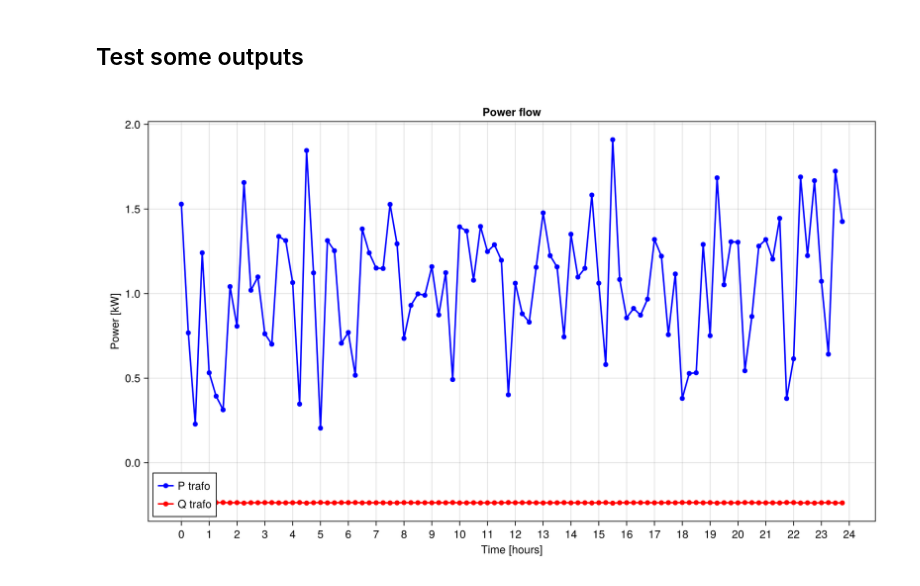
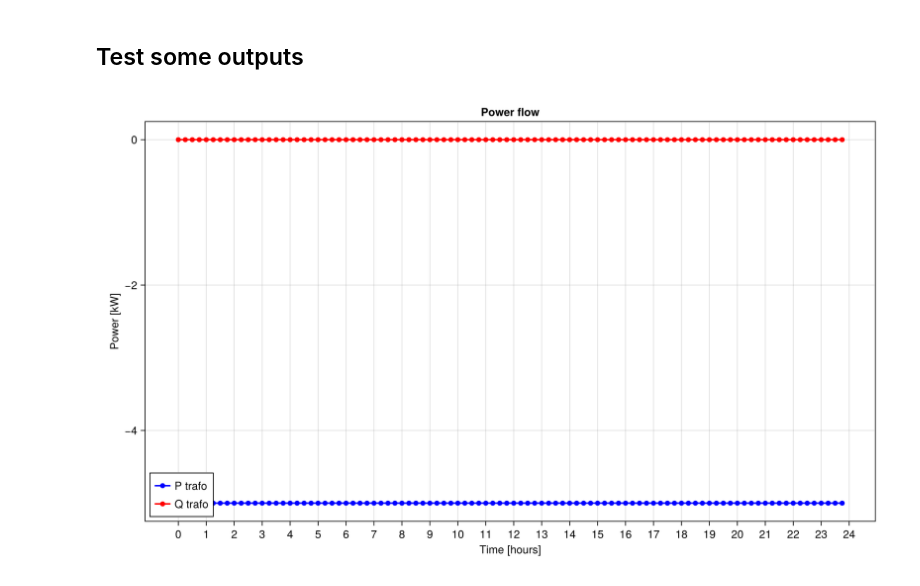
Before and after one commit to XinLiTue/Congestion-Management-based-on-Thermal-Comfort, a Jupyter notebook: OPF-jl.ipynb, the cells around one changed output. Drawn from its saved outputs; the diff is of its cells as text; code cells hidden in the pictures.

Commit message:
Update optimization constants and adjust grid model limits

```diff
--- a/OPF-jl.ipynb
+++ b/OPF-jl.ipynb
@@ -198,12 +198,12 @@ connections_test = DataFrame(
 # loads real
 N = 100
 loads_real_test = DataFrame(
-    Symbol("2") => abs.(rand(N)),
-    Symbol("3") => abs.(rand(N))
+    Symbol("2") => 1E0 .* ones(N),
+    Symbol("3") => 5E0 .* ones(N)
 )
 loads_reactive_test = DataFrame(
-    Symbol("2") => 0.1 .* abs.(rand(N)),
-    Symbol("3") => 0.1 .* abs.(rand(N))
+    Symbol("2") => zeros(N),
+    Symbol("3") => zeros(N)
 );
 # %%
 model = GEC(network=network_test,
@@ -212,8 +212,7 @@ model = GEC(network=network_test,
             loads_reactive=loads_reactive_test,
             weather=weather_df,
             meta = meta,
-            silent=false,
-            # T=1:96
+            silent=false
 )
 # %% [output]
 Set parameter Username
@@ -263,24 +270,25 @@ A JuMP Model
 # %%
 # plot using Makie
 fig = Figure(; size = (1000, 600))
 ax = Axis(fig[1, 1], xlabel = "Time [hours]",
     ylabel = "Power [kW]",
     title = "Power flow",
     xticks = (1:4:97, string.(0:1:24))
 )
 
 # index of slack bus (transformer)
-SB = argmin(value.(model[:P]).axes[2])
-P_trafo = Matrix(value.(model[:P]))[SB,:]
-Q_trafo = Matrix(value.(model[:Q]))[SB,:]
+# SB = argmin(value.(model[:P]).axes[2])
+bus = 3
+P_trafo = Matrix(value.(model[:P]))[bus,:]
+Q_trafo = Matrix(value.(model[:Q]))[bus,:]
 
 
 # lines!(ax, sol[:P], color = :blue, label = "Transformer", linestyle = :so
 scatterlines!(ax, P_trafo, color = :blue, label = "P trafo", linewidth = 2)
 scatterlines!(ax, Q_trafo, color = :red, label = "Q trafo", linewidth = 2)
 axislegend(ax, position = :lb)
 
 # display
 fig
 # %% [output]
-[figure, old version]
+[figure, new version]
```
Also changed, not shown: parts of 4 cells of this notebook, 2 other files.
